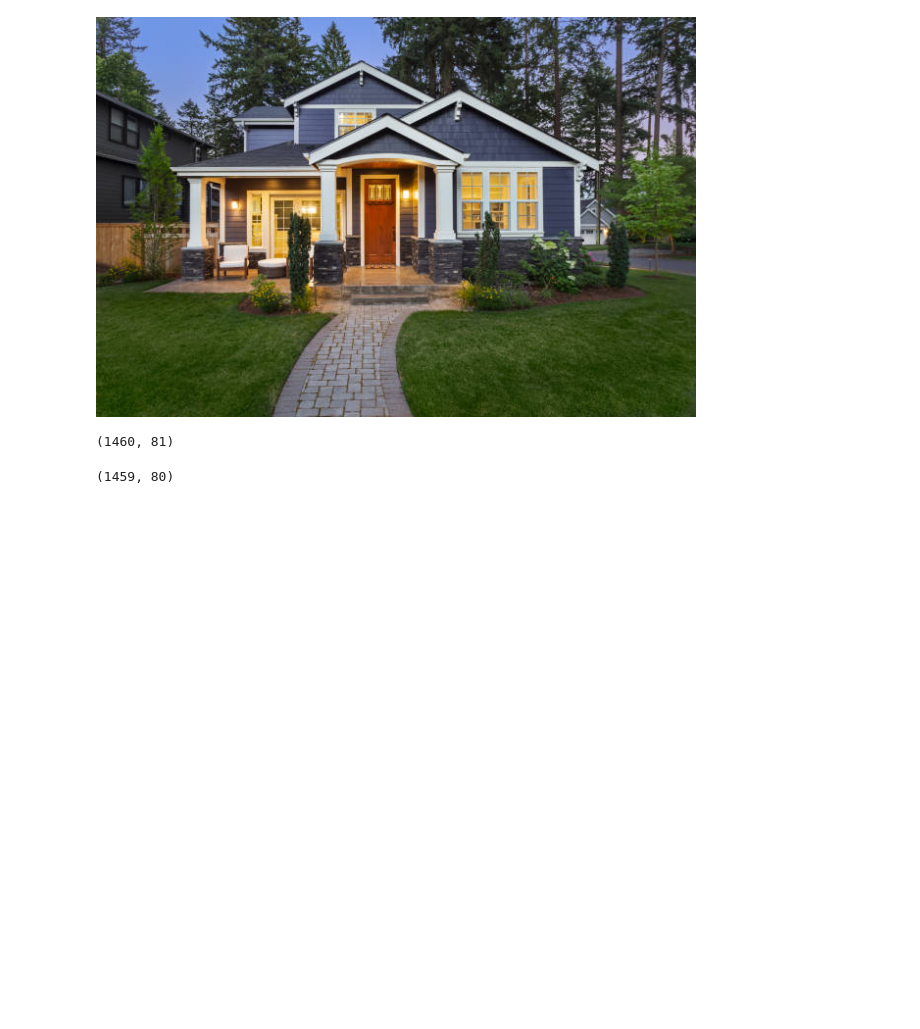
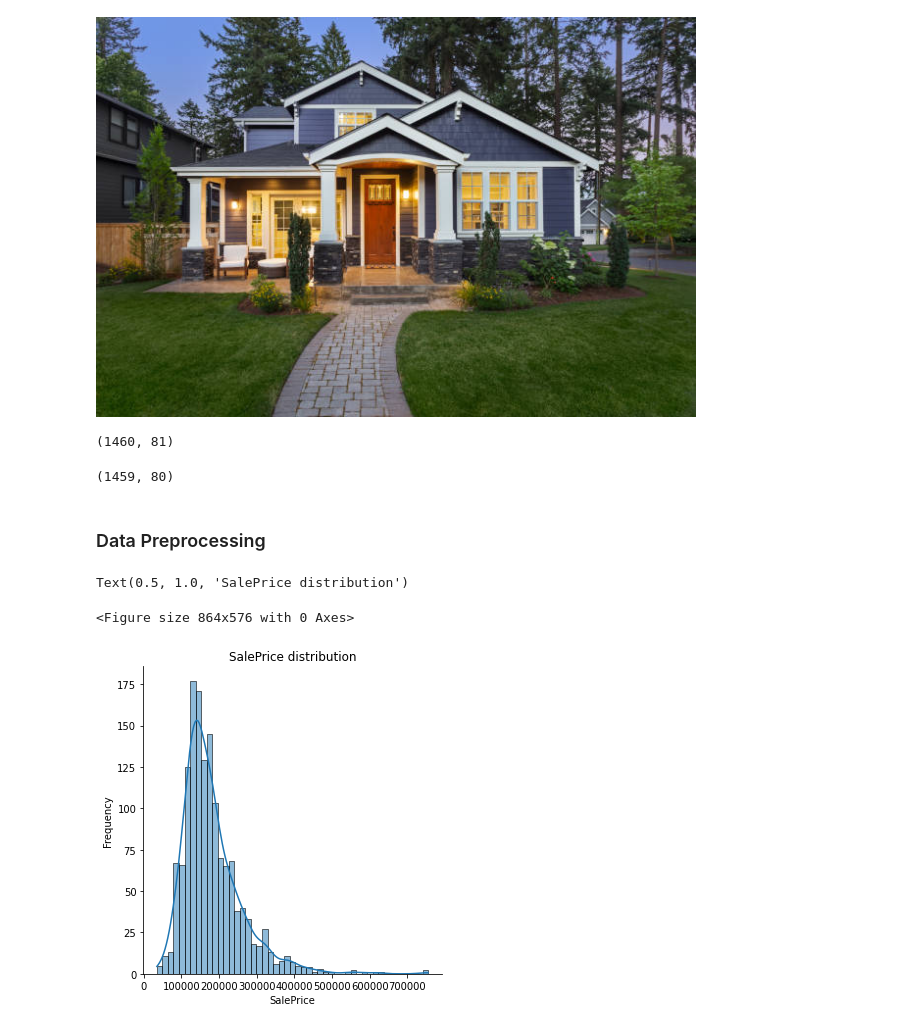
Before and after one commit to JyotBuch/Kaggle-Projects, a Jupyter notebook: House Prices Advanced Regression Techniques/EDA and Data Preprocessing.ipynb, the cells around one changed output. Drawn from its saved outputs; the diff is of its cells as text; code cells hidden in the pictures; blank space fills up the shorter version.

```diff
--- a/House Prices Advanced Regression Techniques/EDA and Data Preprocessing.ipynb
+++ b/House Prices Advanced Regression Techniques/EDA and Data Preprocessing.ipynb
@@ -25,3 +27,5 @@ trainset.shape
 testset.shape
 # %% [output]
 (1459, 80)
+# %% [markdown]
+### Data Preprocessing
@@ -28,3 +39,16 @@ testset.shape
+# %%
+#Let us have a loop at the distribution of the sale pricces of the houses to get a general idea
+#of the ranging
+
+plt.figure(figsize=(12,8))
+sns.displot(trainset['SalePrice'], kde=True)
+
+plt.ylabel('Frequency')
+plt.title('SalePrice distribution')
+# %% [output]
+Text(0.5, 1.0, 'SalePrice distribution')
+<Figure size 864x576 with 0 Axes>
+[figure, added]
 # %%
 #Since we need to Preprocess both the datasets, we will first concatenate them.
 
```
Also changed, not shown: parts of 27 cells of this notebook, 4 other files.
